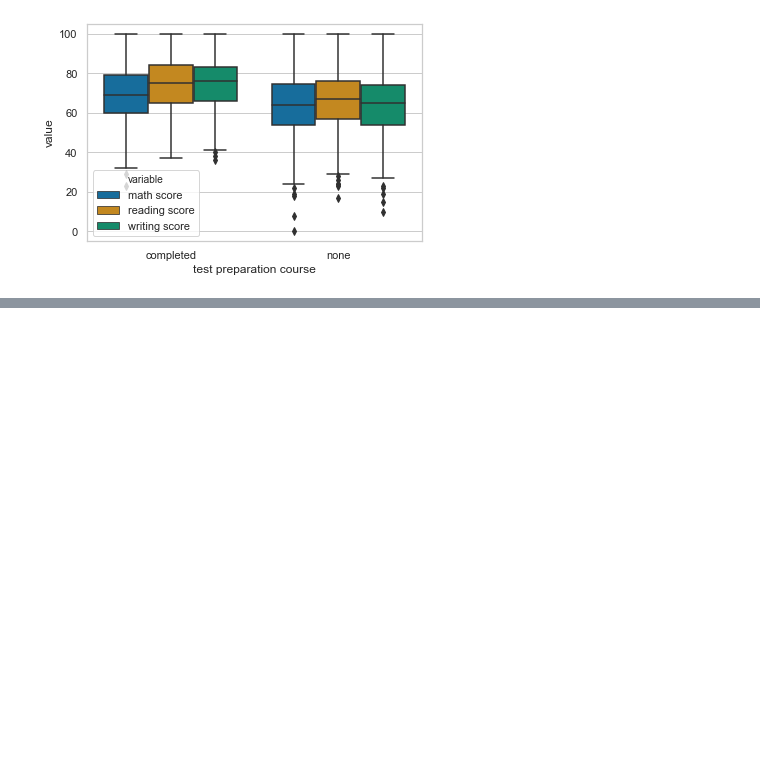
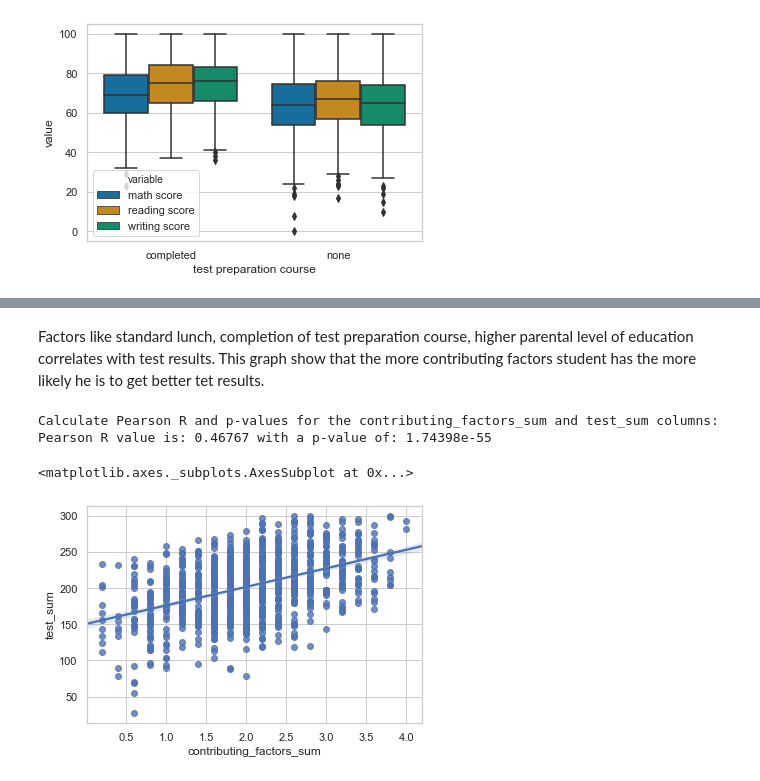
Before and after one commit to Qrgon/SynBio, a Jupyter notebook: Report Jupyter.ipynb, the cells around one changed output, grey strips where cells are left out. Cells and saved outputs as stored; diff of their text form; code cells hidden in the pictures; blank space fills up the shorter version.

```diff
--- a/Report Jupyter.ipynb
+++ b/Report Jupyter.ipynb
@@ -540,0 +584,12 @@ Students' who did test preparation course writing test grades signifficantly dif
+# %% [markdown]
+Factors like standard lunch, completion of test preparation course, higher parental level of education correlates with test results. This graph show that the more contributing factors student has the more likely he is to get better tet results.
+# %%
+print("Calculate Pearson R and p-values for the contributing_factors_sum and test_sum columns:")
+(r, p) = pearsonr(cf_df["contributing_factors_sum"], cf_df["test_sum"])
+print("Pearson R value is: %.5f"%r + " with a p-value of: %.5e"%p)
+sns.regplot(x="contributing_factors_sum", y="test_sum", data=cf_df)
+# %% [output]
+Calculate Pearson R and p-values for the contributing_factors_sum and test_sum columns:
+Pearson R value is: 0.46767 with a p-value of: 1.74398e-55
+<matplotlib.axes._subplots.AxesSubplot at 0x...>
+[figure, added]
```
Also changed, not shown: parts of 7 cells of this notebook.
